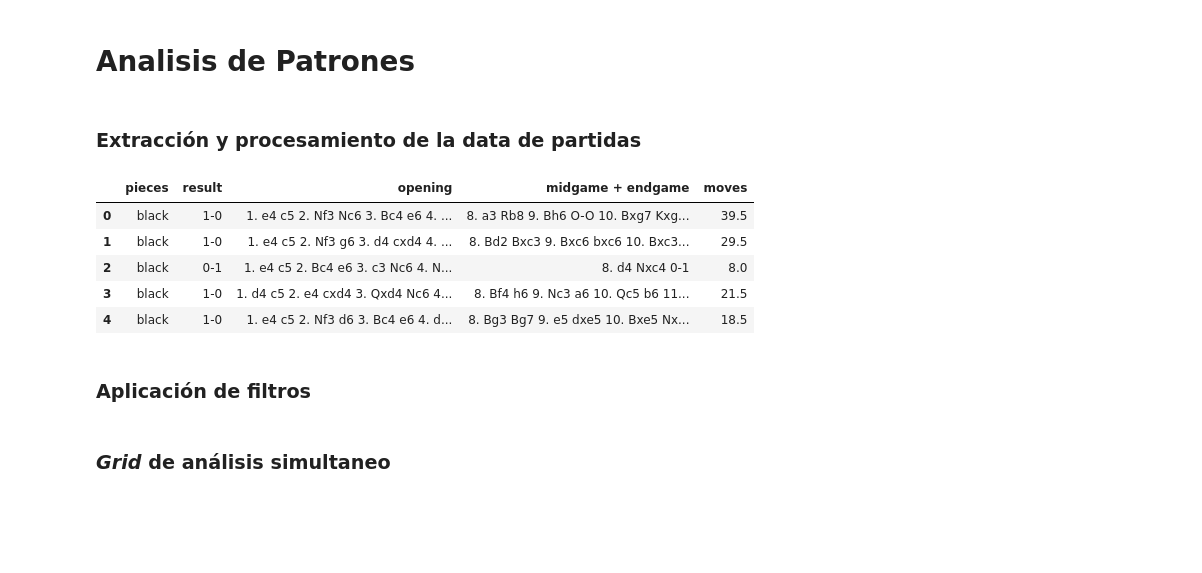
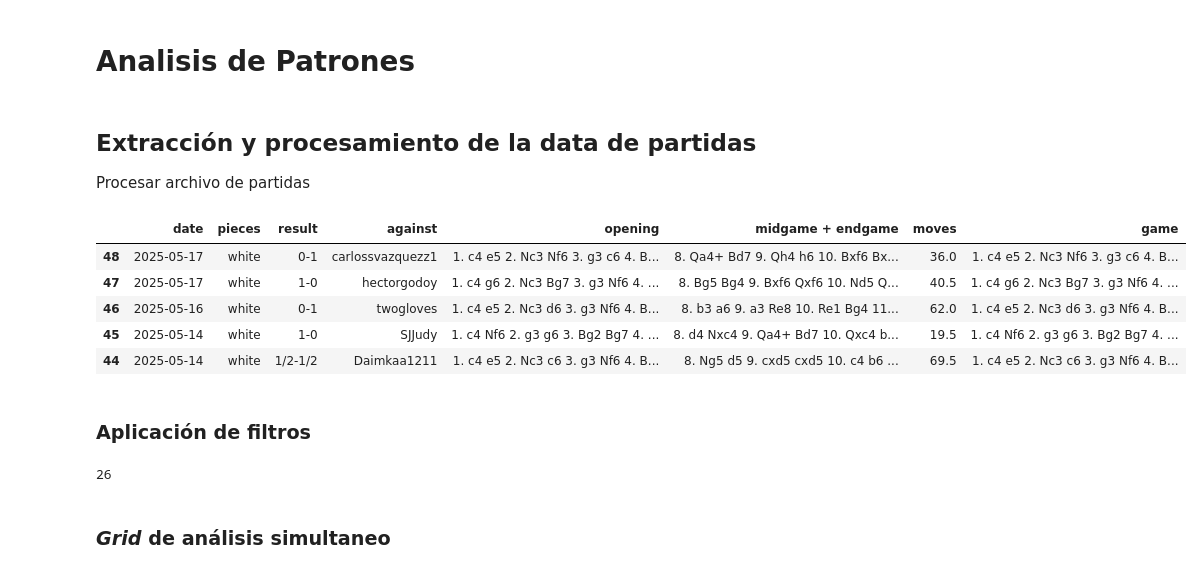
Before and after one commit to PonchoCeniceros/2000_ELO_Diciembre_2025, a Jupyter notebook: analisis_patrones/main.ipynb, the cells around one changed output. Cells and saved outputs as stored; diff of their text form; code cells hidden in the pictures; blank space fills up the shorter version.

```diff
--- a/analisis_patrones/main.ipynb
+++ b/analisis_patrones/main.ipynb
@@ -11,19 +17,34 @@ from utils import generate_df, count_moves, count_moves, ChessGamesGrid
 # %% [markdown]
-### Extracción y procesamiento de la data de partidas
+## Extracción y procesamiento de la data de partidas
+
+Procesar archivo de partidas
+# %%
+location = "data/english_games_2025-05-17.pgn"
 # %%
-chess_df = generate_df("data/demo.txt")
+chess_df = generate_df(location)
 chess_df["moves"] = chess_df["midgame + endgame"].apply(count_moves)
+chess_df["game"] = chess_df["opening"] + chess_df["midgame + endgame"]
+chess_df.sort_values(by="date", ascending=False, inplace=True)
 chess_df.head()
 # %% [output]
-|  | pieces | result | opening | midgame + endgame | moves |
-| 0 | black | 1-0 | 1. e4 c5 2. Nf3 Nc6 3. Bc4 e6 4. ... | 8. a3 Rb8 9. Bh6 O-O 10. Bxg7 Kxg... | 39.5 |
-| 1 | black | 1-0 | 1. e4 c5 2. Nf3 g6 3. d4 cxd4 4. ... | 8. Bd2 Bxc3 9. Bxc6 bxc6 10. Bxc3... | 29.5 |
-| 2 | black | 0-1 | 1. e4 c5 2. Bc4 e6 3. c3 Nc6 4. N... | 8. d4 Nxc4 0-1 | 8.0 |
-| 3 | black | 1-0 | 1. d4 c5 2. e4 cxd4 3. Qxd4 Nc6 4... | 8. Bf4 h6 9. Nc3 a6 10. Qc5 b6 11... | 21.5 |
-| 4 | black | 1-0 | 1. e4 c5 2. Nf3 d6 3. Bc4 e6 4. d... | 8. Bg3 Bg7 9. e5 dxe5 10. Bxe5 Nx... | 18.5 |
+|  | date | pieces | result | against | opening | midgame + endgame | moves | game |
+| 48 | 2025-05-17 | white | 0-1 | carlossvazquezz1 | 1. c4 e5 2. Nc3 Nf6 3. g3 c6 4. B... | 8. Qa4+ Bd7 9. Qh4 h6 10. Bxf6 Bx... | 36.0 | 1. c4 e5 2. Nc3 Nf6 3. g3 c6 4. B... |
+| 47 | 2025-05-17 | white | 1-0 | hectorgodoy | 1. c4 g6 2. Nc3 Bg7 3. g3 Nf6 4. ... | 8. Bg5 Bg4 9. Bxf6 Qxf6 10. Nd5 Q... | 40.5 | 1. c4 g6 2. Nc3 Bg7 3. g3 Nf6 4. ... |
+| 46 | 2025-05-16 | white | 0-1 | twogloves | 1. c4 e5 2. Nc3 d6 3. g3 Nf6 4. B... | 8. b3 a6 9. a3 Re8 10. Re1 Bg4 11... | 62.0 | 1. c4 e5 2. Nc3 d6 3. g3 Nf6 4. B... |
+| 45 | 2025-05-14 | white | 1-0 | SJJudy | 1. c4 Nf6 2. g3 g6 3. Bg2 Bg7 4. ... | 8. d4 Nxc4 9. Qa4+ Bd7 10. Qxc4 b... | 19.5 | 1. c4 Nf6 2. g3 g6 3. Bg2 Bg7 4. ... |
+| 44 | 2025-05-14 | white | 1/2-1/2 | Daimkaa1211 | 1. c4 e5 2. Nc3 c6 3. g3 Nf6 4. B... | 8. Ng5 d5 9. cxd5 cxd5 10. c4 b6 ... | 69.5 | 1. c4 e5 2. Nc3 c6 3. g3 Nf6 4. B... |
 # %% [markdown]
 ### Aplicación de filtros
 # %%
-games = chess_df["opening"].head(25).tolist()
+games = (
+    chess_df
+    [chess_df["result"] == "1-0"]                    # WHERE
+    [["game", "result", "against", "date", "moves"]] # SELECT
+    # .head(5)
+    .to_dict(orient="records")                       # TRANSFORM
+)
+len(games)
+# %% [output]
+26
 # %% [markdown]
 ### _Grid_ de análisis simultaneo
```
Also changed, not shown: parts of 4 cells of this notebook, 5 other files.
